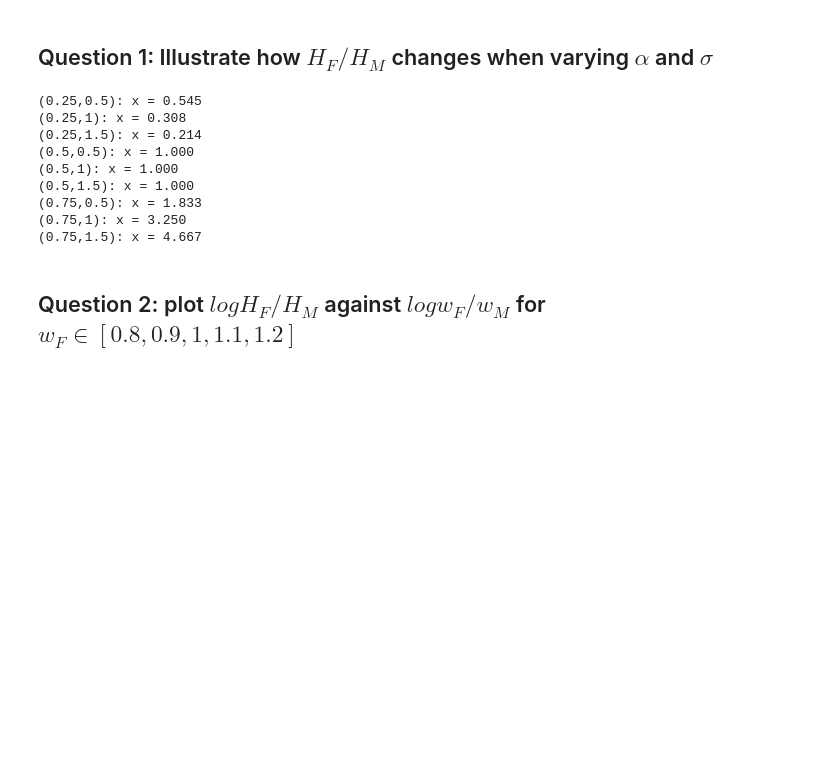
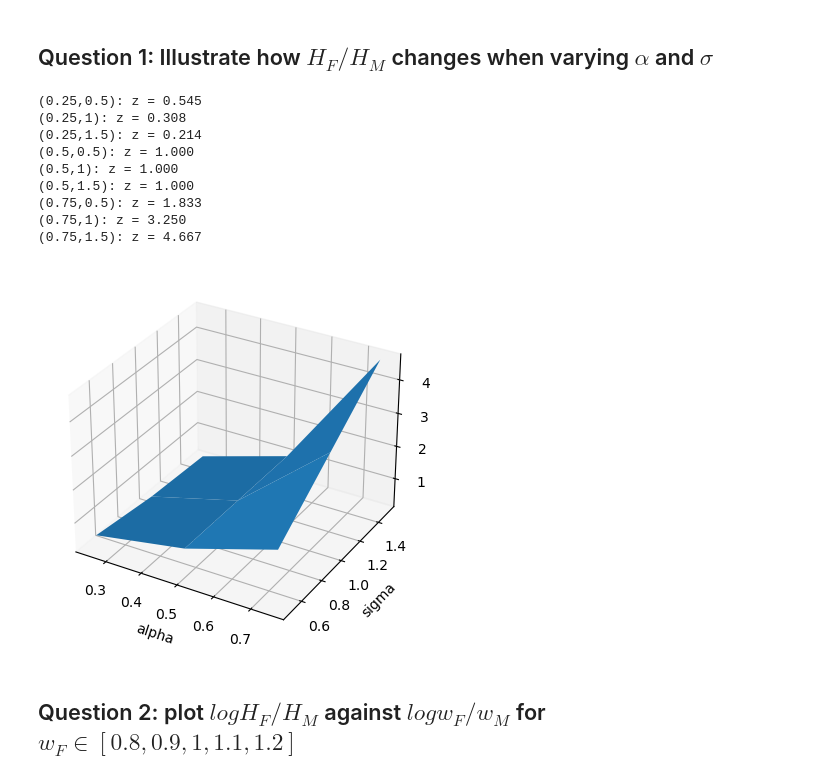
Before and after one commit to NumEconCopenhagen/projects-2023-siuuu, a Jupyter notebook: inauguralproject/Project_code.ipynb, the cells around one changed output. Cells and saved outputs as stored; diff of their text form; code cells hidden in the pictures; blank space fills up the shorter version.

```diff
--- a/inauguralproject/Project_code.ipynb
+++ b/inauguralproject/Project_code.ipynb
@@ -29,6 +29,7 @@ mo = HouseholdSpecializationModelClass()
 alpha_values = [0.25, 0.5, 0.75]
 sigma_values = [0.5, 1, 1.5]
 mo = HouseholdSpecializationModelClass()
+results_dict = {} # dictionary for storing the results
 
 #Loop over all combinations of alpha and sigma values and find each solution
 for alpha in alpha_values:
@@ -36,17 +37,38 @@ for alpha in alpha_values:
         mo.par.alpha = alpha
         mo.par.sigma = sigma
         res = mo.solve_discrete()
-        print(f'({alpha},{sigma}): x = {res.HF/res.HM:.3f}')
+        results_dict[alpha, sigma] = res.HF/ res.HM
+        print(f'({alpha},{sigma}): z = {res.HF/res.HM:.3f}')
 # %% [output]
-(0.25,0.5): x = 0.545
-(0.25,1): x = 0.308
-(0.25,1.5): x = 0.214
-(0.5,0.5): x = 1.000
-(0.5,1): x = 1.000
-(0.5,1.5): x = 1.000
-(0.75,0.5): x = 1.833
-(0.75,1): x = 3.250
-(0.75,1.5): x = 4.667
+(0.25,0.5): z = 0.545
+(0.25,1): z = 0.308
+(0.25,1.5): z = 0.214
+(0.5,0.5): z = 1.000
+(0.5,1): z = 1.000
+(0.5,1.5): z = 1.000
+(0.75,0.5): z = 1.833
+(0.75,1): z = 3.250
+(0.75,1.5): z = 4.667
+# %%
+from mpl_toolkits.mplot3d import Axes3D
+
+# We plot the results
+fig = plt.figure()
+ax = fig.add_subplot(111, projection='3d')
+
+# Convert alpha and sigma values to a meshgrid for plotting
+alpha_mesh, sigma_mesh = np.meshgrid(alpha_values, sigma_values)
+z_mesh = np.array([results_dict[alpha, sigma] for alpha, sigma in zip(np.ravel(alpha_mesh), np.ravel(sigma_mesh))])
+z_mesh = z_mesh.reshape(alpha_mesh.shape)
+
+# Plot the surface
+ax.plot_surface(alpha_mesh, sigma_mesh, z_mesh)
+ax.set_xlabel('alpha')
+ax.set_ylabel('sigma')
+ax.set_zlabel('z')
+plt.show()
+# %% [output]
+[figure, added]
 # %% [markdown]
 ## Question 2: plot $log H_F/H_M$ against $log w_F/w_M$ for $w_F \in [0.8, 0.9, 1, 1.1, 1.2]$
 # %%
```
